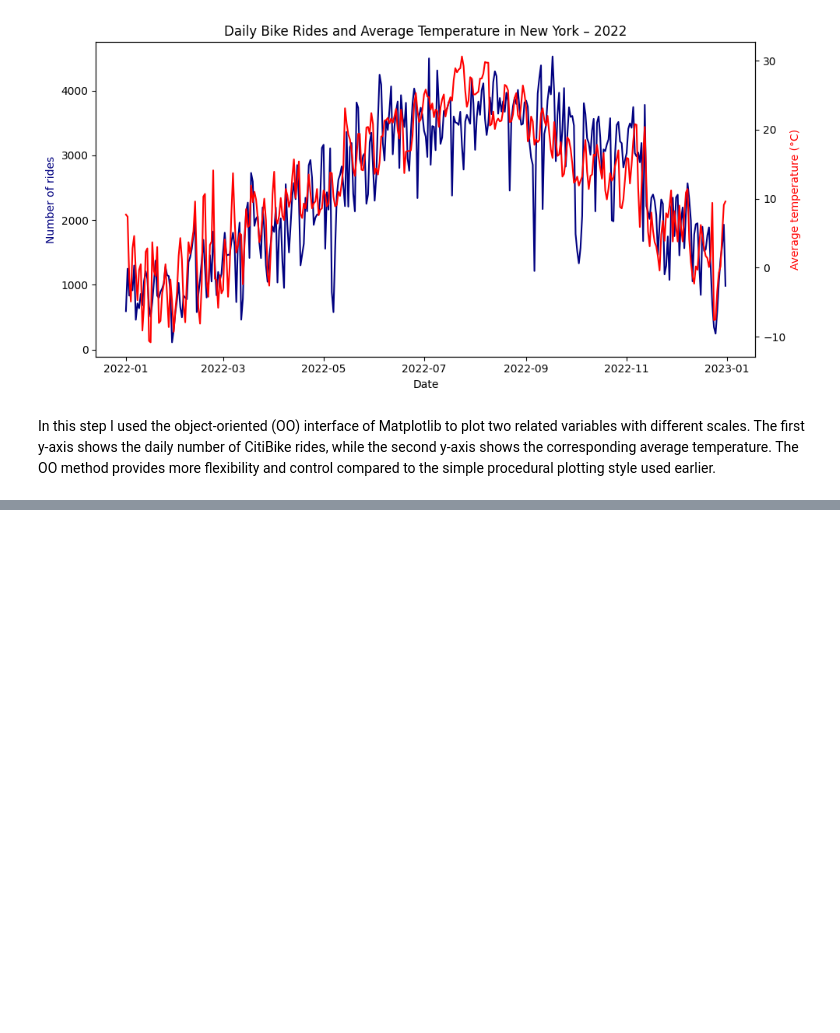
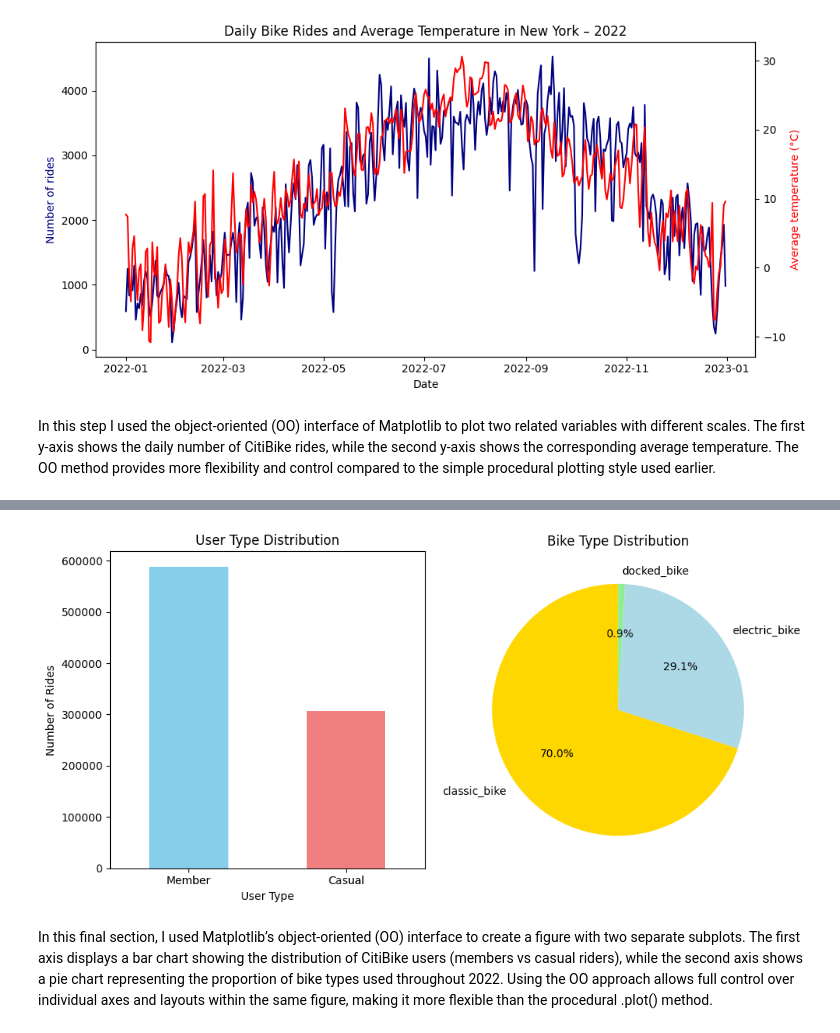
Before and after one commit to boukaskasbrahim/New-York-s-CitiBike-trips-in-2022, a Jupyter notebook: notebooks/2.3_fundamentals_of_visualization_libraries.ipynb, the cells around one changed output, grey strips where cells are left out. Cells and saved outputs as stored; diff of their text form; code cells hidden in the pictures; blank space fills up the shorter version.

```diff
--- a/notebooks/2.3_fundamentals_of_visualization_libraries.ipynb
+++ b/notebooks/2.3_fundamentals_of_visualization_libraries.ipynb
@@ -91,3 +91,11 @@ plt.show()
 [figure]
 # %% [markdown]
 In this step I used the object-oriented (OO) interface of Matplotlib to plot two related variables with different scales. The first y-axis shows the daily number of CitiBike rides, while the second y-axis shows the corresponding average temperature. The OO method provides more flexibility and control compared to the simple procedural plotting style used earlier.
+# %%
+import pandas as pd
+import matplotlib.pyplot as plt
+
+df = pd.read_csv("../temp_storage/data_raw/citibike_weather_2022.csv")
+
+print("Shape:", df.shape)
+df.head()
@@ -93,0 +110,35 @@ In this step I used the object-oriented (OO) interface of Matplotlib to plot two
+# %%
+import matplotlib.pyplot as plt
+
+fig, (ax1, ax2) = plt.subplots(1, 2, figsize=(10,5))
+
+# Bar chart: member vs casual
+df["member_casual"].value_counts().plot(
+    kind="bar",
+    ax=ax1,
+    color=["skyblue", "lightcoral"]
+)
+ax1.set_title("User Type Distribution")
+ax1.set_xlabel("User Type")
+ax1.set_ylabel("Number of Rides")
+ax1.set_xticklabels(["Member", "Casual"], rotation=0)
+
+# Pie chart: rideable type
+df["rideable_type"].value_counts().plot(
+    kind="pie",
+    ax=ax2,
+    autopct="%1.1f%%",
+    startangle=90,
+    colors=["gold", "lightblue", "lightgreen"]
+)
+ax2.set_title("Bike Type Distribution")
+ax2.set_ylabel("")  # remove default ylabel
+
+plt.tight_layout()
+plt.show()
+# %% [output]
+[figure, added]
+# %% [markdown]
+In this final section, I used Matplotlib’s object-oriented (OO) interface to create a figure with two separate subplots.
+The first axis displays a bar chart showing the distribution of CitiBike users (members vs casual riders), while the second axis shows a pie chart representing the proportion of bike types used throughout 2022.
+Using the OO approach allows full control over individual axes and layouts within the same figure, making it more flexible than the procedural .plot() method.
```
Also changed, not shown: parts of 1 cell of this notebook.
